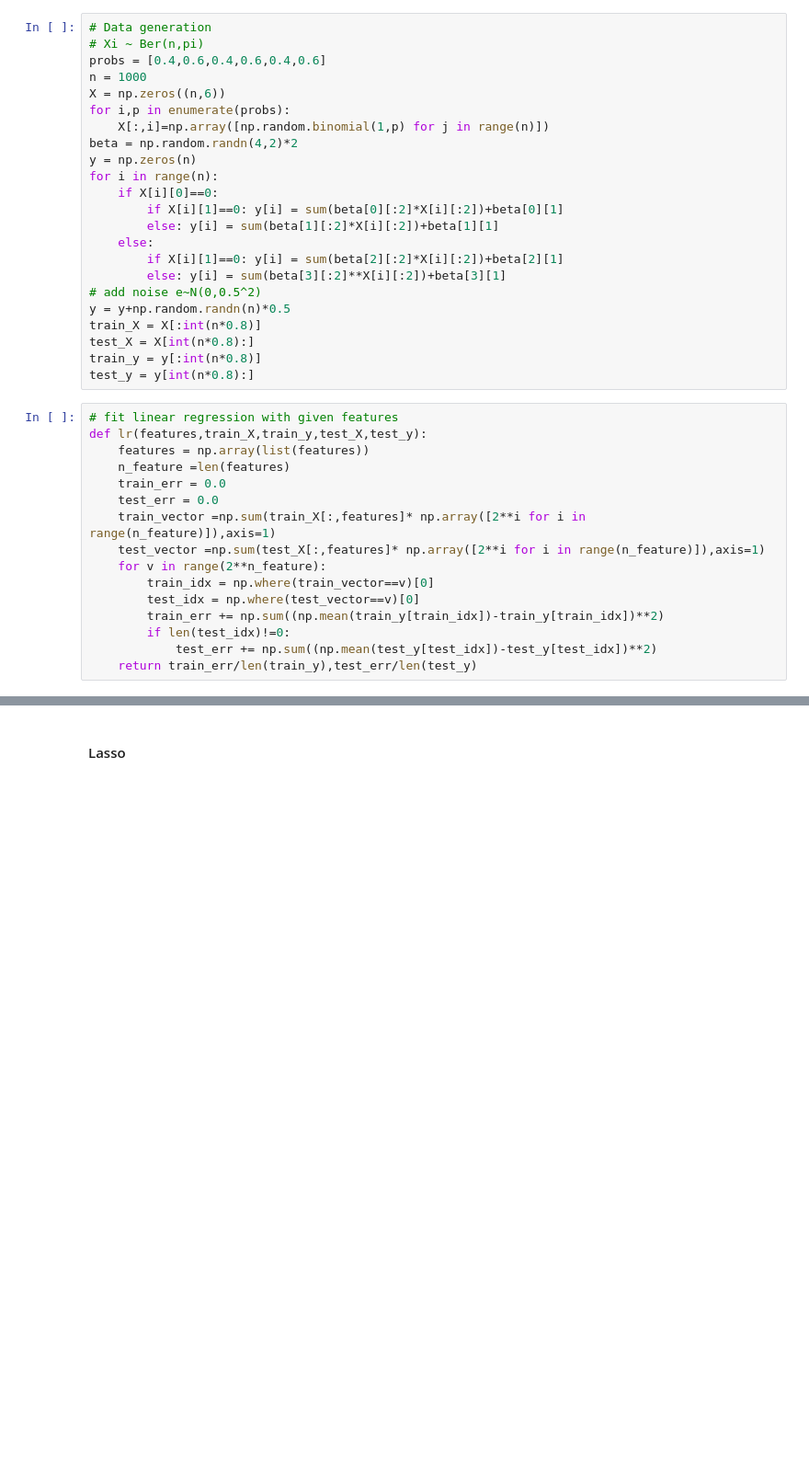
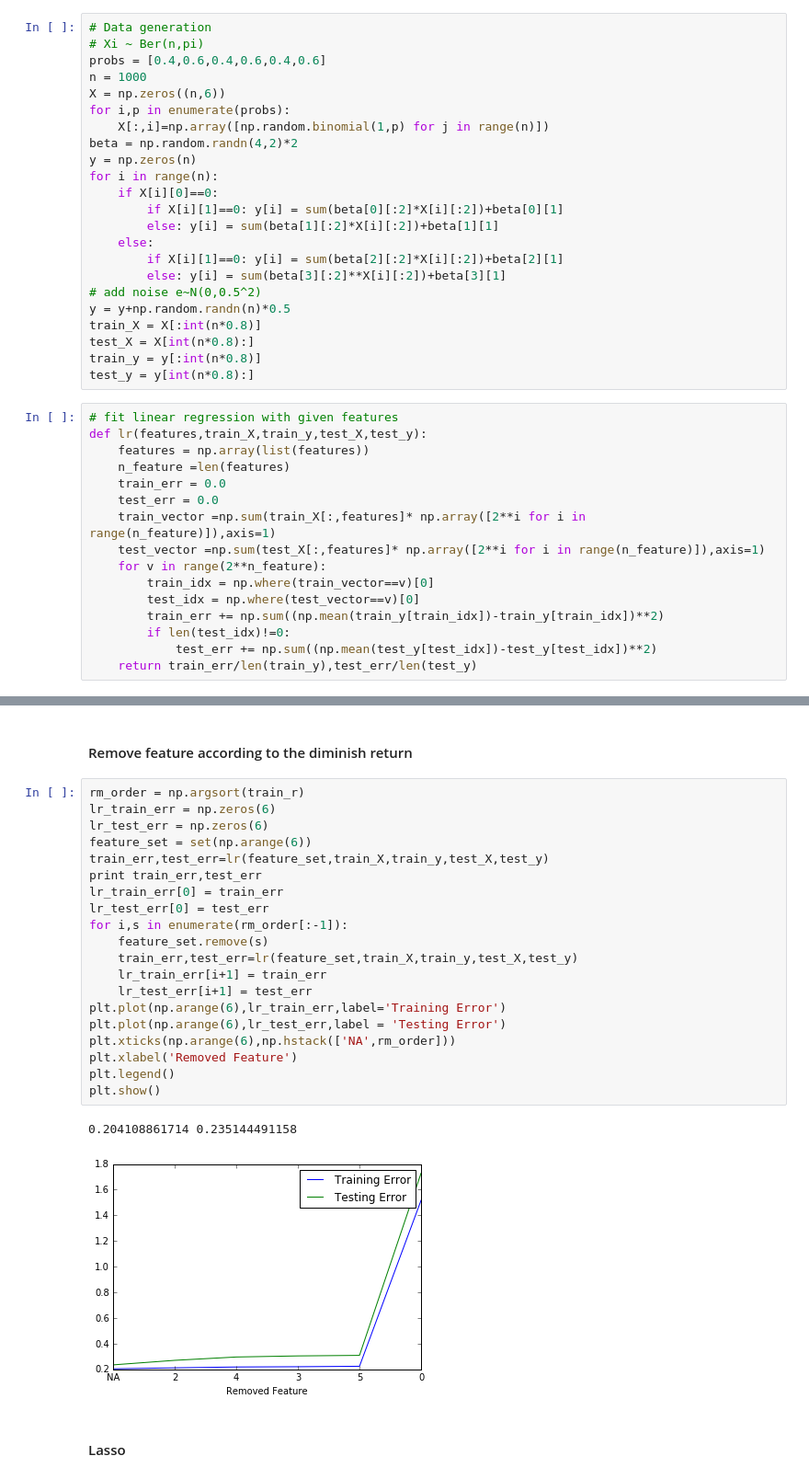
Before and after one commit to jtwangac/AM221_project, a Jupyter notebook: exp_discrete.ipynb, the cells around one changed output, grey strips where cells are left out. Shown: that part at 92% size. Saved outputs shown, nothing was run; the diff lists cells and outputs as text; blank space fills up the shorter version.

```diff
--- a/exp_discrete.ipynb
+++ b/exp_discrete.ipynb
@@ -274,3 +148,28 @@ set([0]) 11.6491285392 11.312378576
+# %% [markdown]
+#### Remove feature according to the diminish return
+# %%
+rm_order = np.argsort(train_r)
+lr_train_err = np.zeros(6)
+lr_test_err = np.zeros(6)
+feature_set = set(np.arange(6))
+train_err,test_err=lr(feature_set,train_X,train_y,test_X,test_y)
+print train_err,test_err
+lr_train_err[0] = train_err
+lr_test_err[0] = test_err
+for i,s in enumerate(rm_order[:-1]):
+    feature_set.remove(s)
+    train_err,test_err=lr(feature_set,train_X,train_y,test_X,test_y)
+    lr_train_err[i+1] = train_err
+    lr_test_err[i+1] = test_err
+plt.plot(np.arange(6),lr_train_err,label='Training Error')
+plt.plot(np.arange(6),lr_test_err,label = 'Testing Error')
+plt.xticks(np.arange(6),np.hstack(['NA',rm_order]))
+plt.xlabel('Removed Feature')
+plt.legend()
+plt.show()
+# %% [output]
+0.204108861714 0.235144491158
+[figure, added]
 # %% [markdown]
 #### Lasso
 # %%
```
Also changed, not shown: parts of 34 cells of this notebook, 1 other file.
